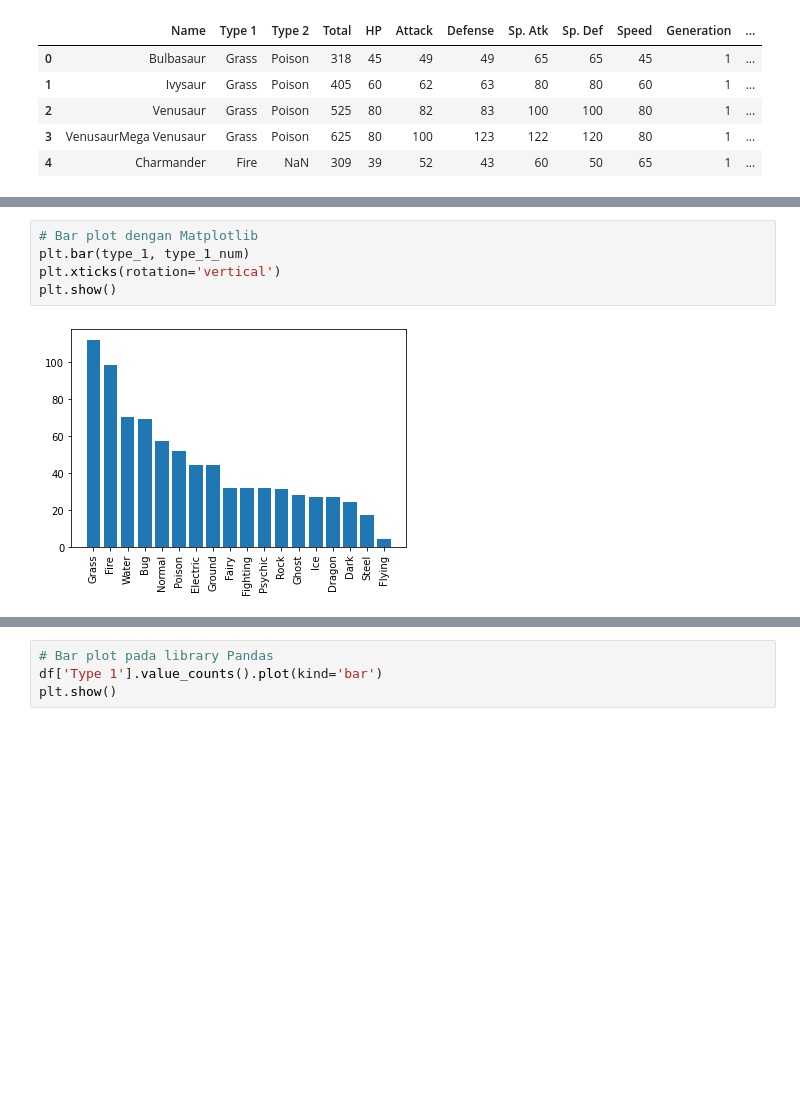
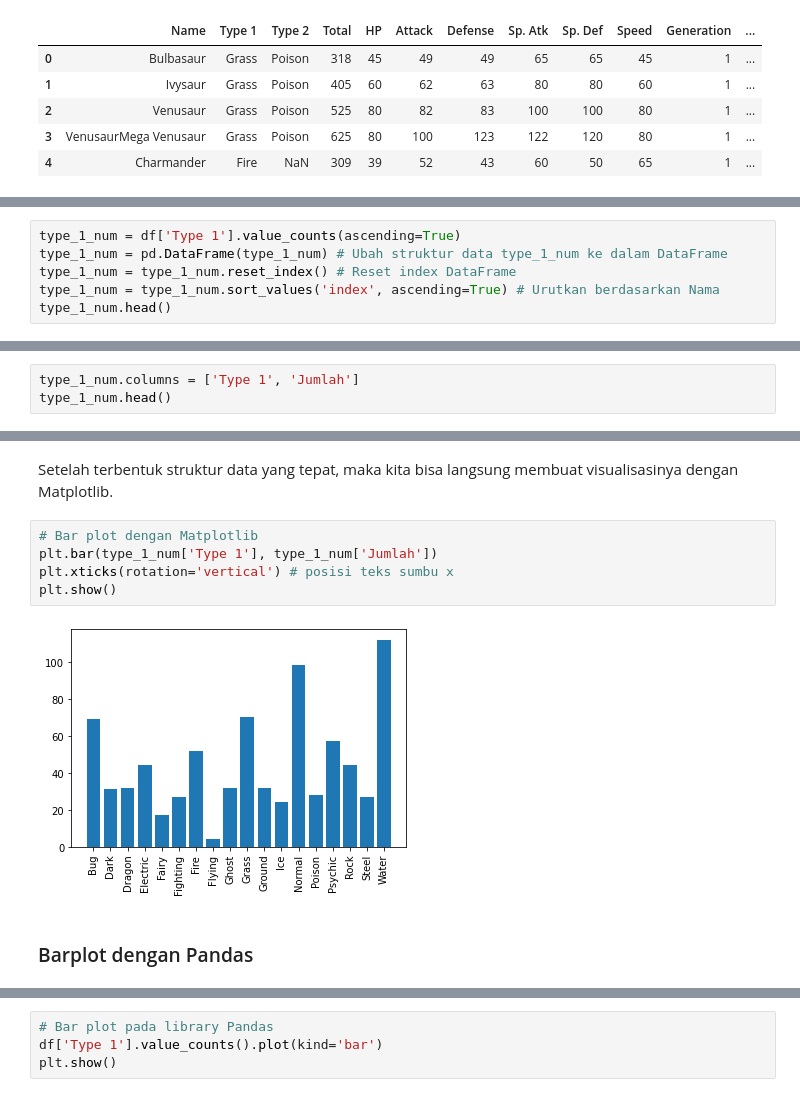
Before and after one commit to rudyhendrawn/data-course, a Jupyter notebook: data-visualization/Plot-Categorical.ipynb, the cells around one changed output, grey strips where cells are left out. Drawn from its saved outputs; the diff is of its cells as text; blank space fills up the shorter version.

```diff
--- a/data-visualization/Plot-Categorical.ipynb
+++ b/data-visualization/Plot-Categorical.ipynb
@@ -154,0 +173,6 @@ type_1_num = df['Type 1'].value_counts()
+# %%
+type_1_num = df['Type 1'].value_counts(ascending=True)
+type_1_num = pd.DataFrame(type_1_num) # Ubah struktur data type_1_num ke dalam DataFrame
+type_1_num = type_1_num.reset_index() # Reset index DataFrame
+type_1_num = type_1_num.sort_values('index', ascending=True) # Urutkan berdasarkan Nama
+type_1_num.head()
@@ -154,0 +188,3 @@ type_1_num = df['Type 1'].value_counts()
+# %%
+type_1_num.columns = ['Type 1', 'Jumlah']
+type_1_num.head()
@@ -155,7 +198,11 @@ type_1_num = df['Type 1'].value_counts()
+# %% [markdown]
+Setelah terbentuk struktur data yang tepat, maka kita bisa langsung membuat visualisasinya dengan Matplotlib.
 # %%
 # Bar plot dengan Matplotlib
-plt.bar(type_1, type_1_num)
-plt.xticks(rotation='vertical')
+plt.bar(type_1_num['Type 1'], type_1_num['Jumlah'])
+plt.xticks(rotation='vertical') # posisi teks sumbu x
 plt.show()
 # %% [output]
-[figure, old version]
+[figure, new version]
+# %% [markdown]
+### Barplot dengan Pandas
```
Also changed, not shown: parts of 19 cells of this notebook.
